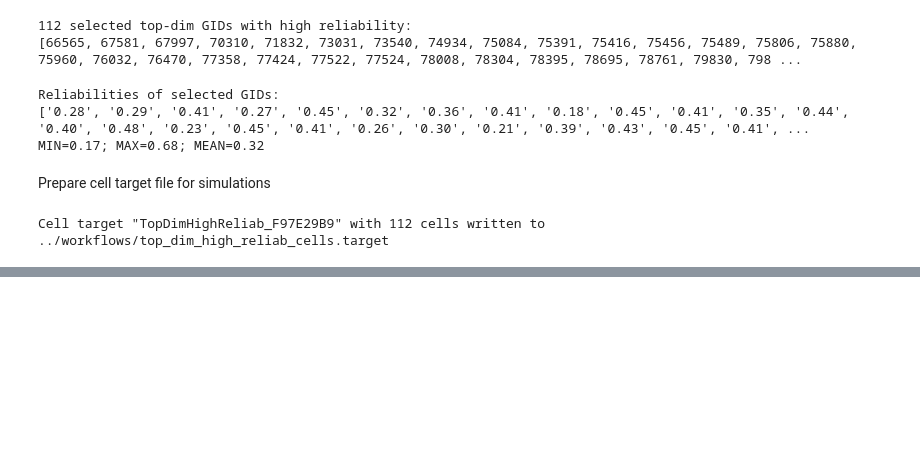
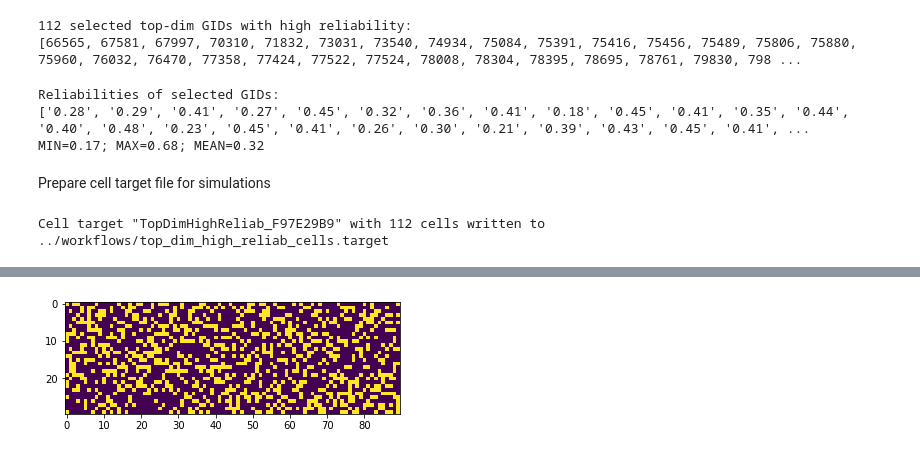
Before and after one commit to BlueBrain/o1v5-workflows, a Jupyter notebook: blob_stim_replication/notebooks/prepare_high_dim_source_disconn.ipynb, the cells around one changed output, grey strips where cells are left out. Drawn from its saved outputs; the diff is of its cells as text; code cells hidden in the pictures; blank space fills up the shorter version.

```diff
--- a/blob_stim_replication/notebooks/prepare_high_dim_source_disconn.ipynb
+++ b/blob_stim_replication/notebooks/prepare_high_dim_source_disconn.ipynb
@@ -214,0 +239,18 @@ Cell target "TopDimHighReliab_F97E29B9" with 112 cells written to ../workflows/t
+# %%
+np.random.seed(0)
+for c1 in range(block_table.shape[1]):
+    for ik in range(k):
+        r1 = np.random.choice(np.where(block_table[:, c1])[0], 1)[0]
+        c2 = np.random.choice(np.where(~block_table[r1, :])[0], 1)[0]
+        r2 = np.random.choice(np.where(np.logical_and(block_table[:, c2], ~block_table[:, c1]))[0], 1)[0]
+        block_table[r1, c1] = False
+        block_table[r2, c1] = True
+        block_table[r1, c2] = True
+        block_table[r2, c2] = False
+        assert check_sums(block_table, k, r), 'ERROR: Row/colum sum mismatch!'
+# %%
+plt.figure()
+plt.imshow(block_table)
+plt.show()
+# %% [output]
+[figure, added]
```
Also changed, not shown: parts of 5 cells of this notebook.
